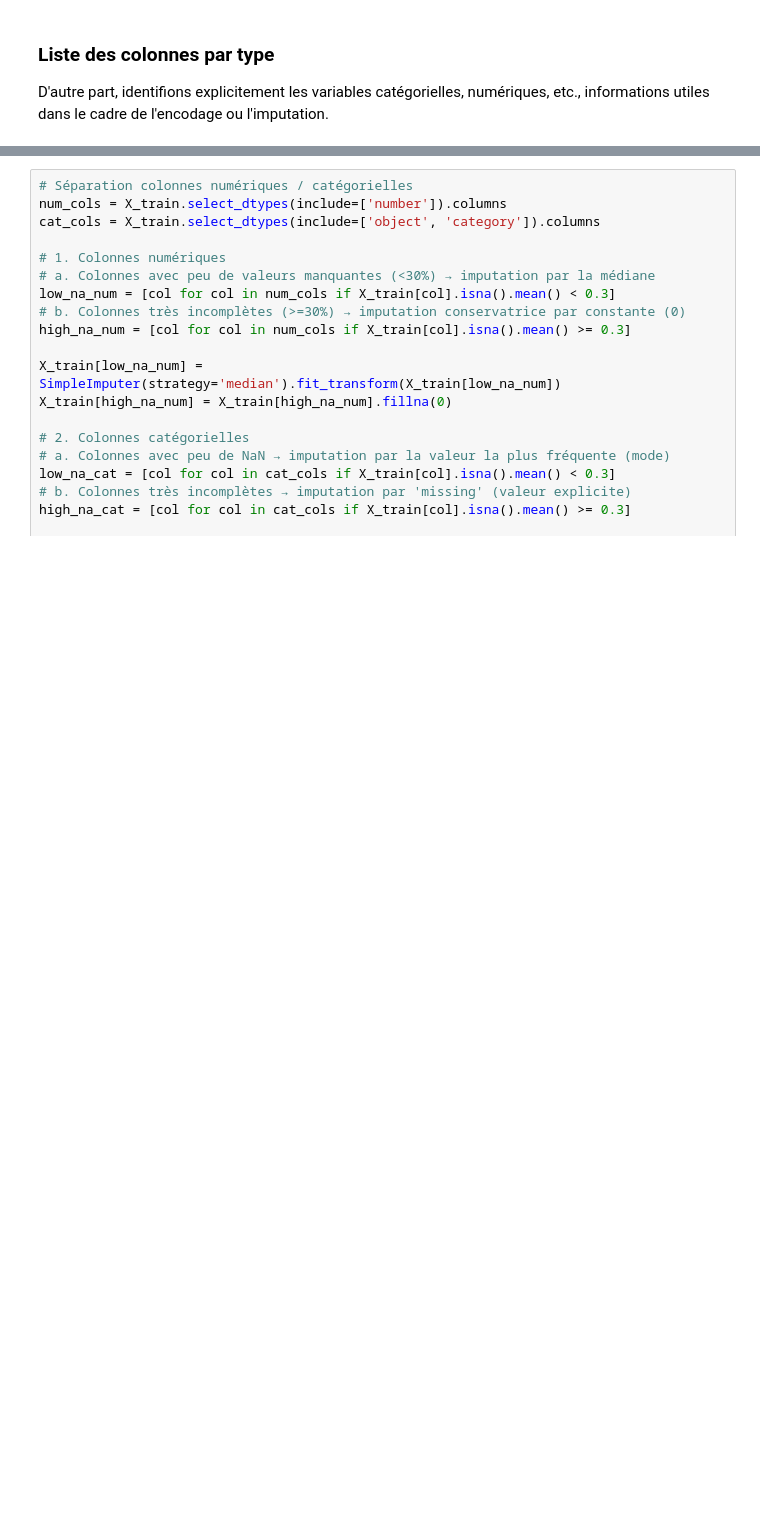
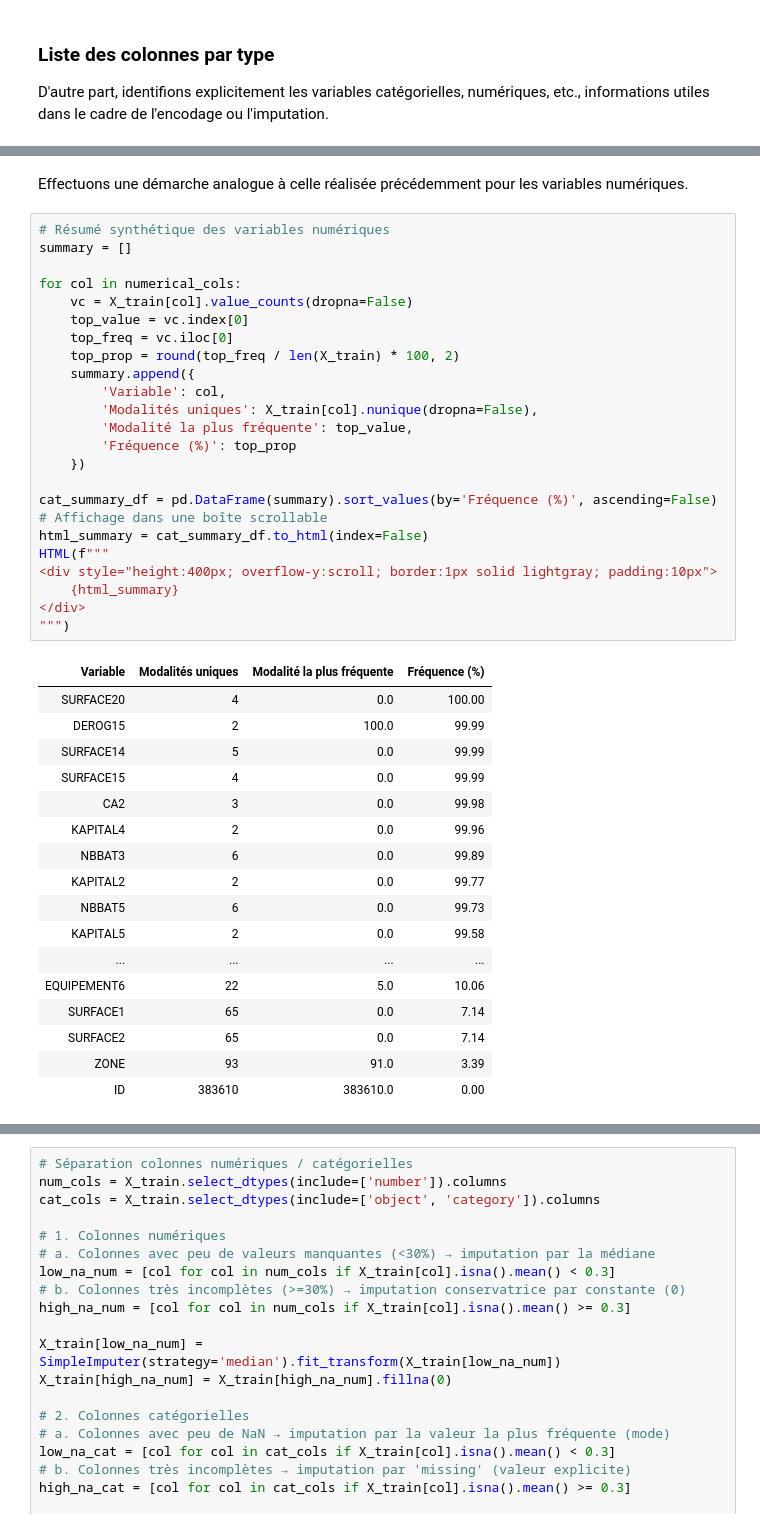
Before and after one commit to auduvignac/challengedata_ens_AssurPrime, a Jupyter notebook: notebooks/exploration/assurprime_modeling_workflow.ipynb, the cells around one changed output, grey strips where cells are left out. Cells and saved outputs as stored; diff of their text form; blank space fills up the shorter version.

```diff
--- a/notebooks/exploration/assurprime_modeling_workflow.ipynb
+++ b/notebooks/exploration/assurprime_modeling_workflow.ipynb
@@ -351,3 +586,47 @@ for col in categorical_cols:
+# %% [markdown]
+Effectuons une démarche analogue à celle réalisée précédemment pour les variables numériques.
+# %%
+# Résumé synthétique des variables numériques
+summary = []
+
+for col in numerical_cols:
+    vc = X_train[col].value_counts(dropna=False)
+    top_value = vc.index[0]
+    top_freq = vc.iloc[0]
+    top_prop = round(top_freq / len(X_train) * 100, 2)
+    summary.append({
+        'Variable': col,
+        'Modalités uniques': X_train[col].nunique(dropna=False),
+        'Modalité la plus fréquente': top_value,
+        'Fréquence (%)': top_prop
+    })
+
+cat_summary_df = pd.DataFrame(summary).sort_values(by='Fréquence (%)', ascending=False)
+# Affichage dans une boîte scrollable
+html_summary = cat_summary_df.to_html(index=False)
+HTML(f"""
+<div style="height:400px; overflow-y:scroll; border:1px solid lightgray; padding:10px">
+    {html_summary}
+</div>
+""")
+# %% [output]
+| Variable | Modalités uniques | Modalité la plus fréquente | Fréquence (%) |
+| SURFACE20 | 4 | 0.0 | 100.00 |
+| DEROG15 | 2 | 100.0 | 99.99 |
+| SURFACE14 | 5 | 0.0 | 99.99 |
+| SURFACE15 | 4 | 0.0 | 99.99 |
+| CA2 | 3 | 0.0 | 99.98 |
+| KAPITAL4 | 2 | 0.0 | 99.96 |
+| NBBAT3 | 6 | 0.0 | 99.89 |
+| KAPITAL2 | 2 | 0.0 | 99.77 |
+| NBBAT5 | 6 | 0.0 | 99.73 |
+| KAPITAL5 | 2 | 0.0 | 99.58 |
+| ... | ... | ... | ... |
+| EQUIPEMENT6 | 22 | 5.0 | 10.06 |
+| SURFACE1 | 65 | 0.0 | 7.14 |
+| SURFACE2 | 65 | 0.0 | 7.14 |
+| ZONE | 93 | 91.0 | 3.39 |
+| ID | 383610 | 383610.0 | 0.00 |
 # %% [markdown]
 ### Analyse quantitative des variables catégorielles
 
```
Also changed, not shown: parts of 26 cells of this notebook.
